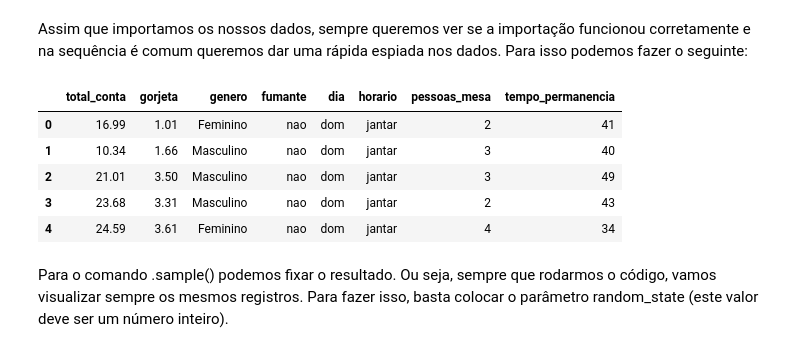
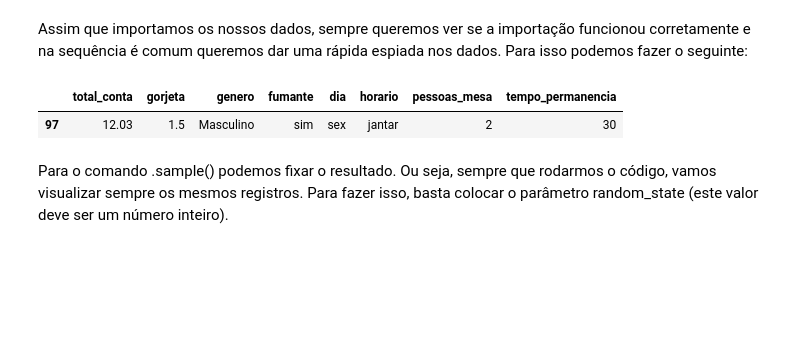
Before and after one commit to paulacca467/intro_python_verao_ime_2023, a Jupyter notebook: notebooks/aula02.ipynb, the cells around one changed output. Saved outputs shown, nothing was run; the diff lists cells and outputs as text; code cells hidden in the pictures; blank space fills up the shorter version.

```diff
--- a/notebooks/aula02.ipynb
+++ b/notebooks/aula02.ipynb
@@ -345,16 +351,12 @@ df
 Assim que importamos os nossos dados, sempre queremos ver se a importação funcionou corretamente e na sequência
 é comum queremos dar uma rápida espiada nos dados. Para isso podemos fazer o seguinte:
 # %%
-df.head() # mostra as primeiras linhas do df
-# df.tail() # mostra as ultimas linhas do df
-# df.sample() # sorteia uma amostra aleatória dos nossos dados
+#df.head() # mostra as primeiras linhas do df
+#df.tail() # mostra as ultimas linhas do df
+df.sample(random_state=50) # sorteia uma amostra aleatória dos nossos dados
 # %% [output]
 |  | total_conta | gorjeta | genero | fumante | dia | horario | pessoas_mesa | tempo_permanencia |
-| 0 | 16.99 | 1.01 | Feminino | nao | dom | jantar | 2 | 41 |
-| 1 | 10.34 | 1.66 | Masculino | nao | dom | jantar | 3 | 40 |
-| 2 | 21.01 | 3.50 | Masculino | nao | dom | jantar | 3 | 49 |
-| 3 | 23.68 | 3.31 | Masculino | nao | dom | jantar | 2 | 43 |
-| 4 | 24.59 | 3.61 | Feminino | nao | dom | jantar | 4 | 34 |
+| 97 | 12.03 | 1.5 | Masculino | sim | sex | jantar | 2 | 30 |
 # %% [markdown]
 Para o comando .sample() podemos fixar o resultado. Ou seja, sempre que rodarmos o código, vamos visualizar sempre os mesmos registros. Para fazer isso, basta colocar o parâmetro random_state (este valor deve ser um número inteiro).
 # %%
```
Also changed, not shown: parts of 2 cells of this notebook.
